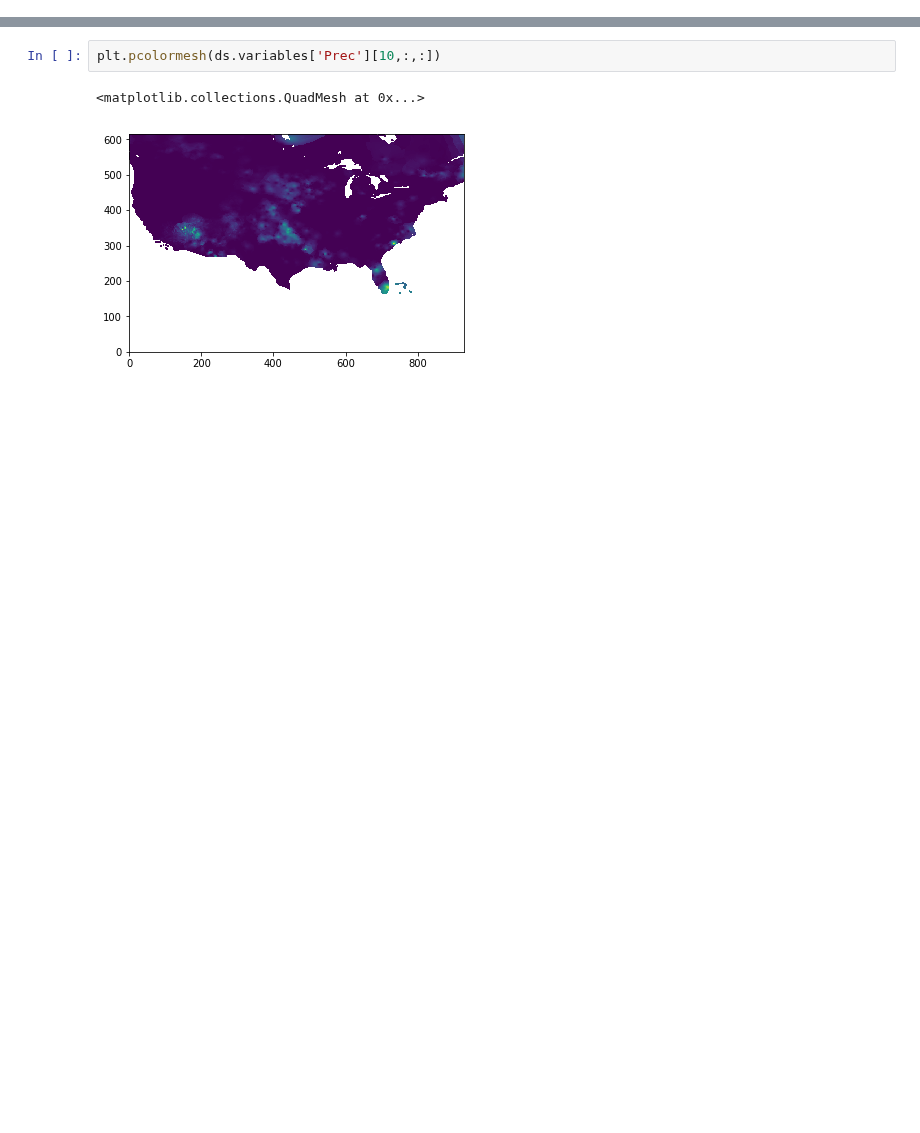
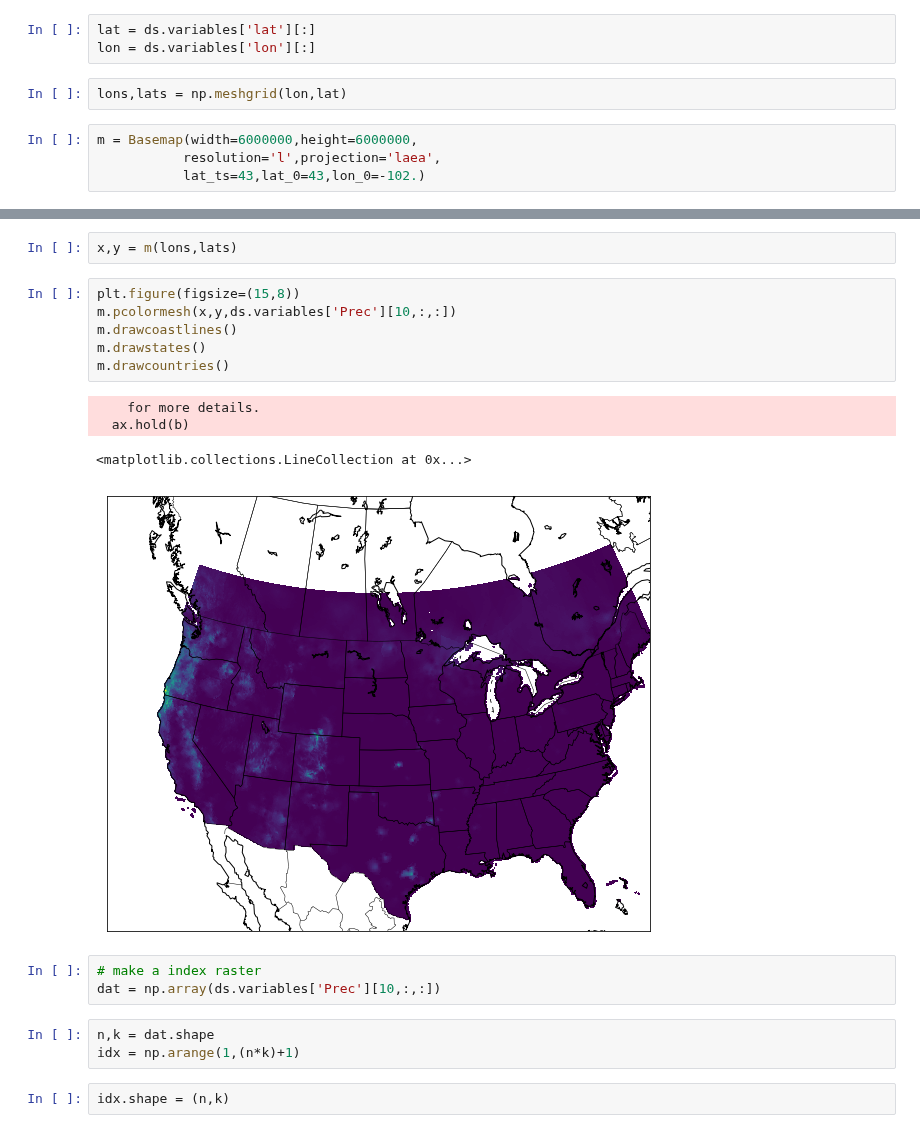
Before and after one commit to theobarnhart-USGS/NHM_precip, a Jupyter notebook: explore_livneh_met.ipynb, the cells around one changed output, grey strips where cells are left out. Drawn from its saved outputs; the diff is of its cells as text; blank space fills up the shorter version.

Commit message:
added basemap plotting and extraction of livneh grid intersections

```diff
--- a/explore_livneh_met.ipynb
+++ b/explore_livneh_met.ipynb
@@ -45,0 +11,9 @@ filling off
+# %%
+lat = ds.variables['lat'][:]
+lon = ds.variables['lon'][:]
+# %%
+lons,lats = np.meshgrid(lon,lat)
+# %%
+m = Basemap(width=6000000,height=6000000,
+           resolution='l',projection='laea',
+           lat_ts=43,lat_0=43,lon_0=-102.)
@@ -46,5 +28,21 @@ filling off
+# %%
+x,y = m(lons,lats)
 # %%
-plt.pcolormesh(ds.variables['Prec'][10,:,:])
+plt.figure(figsize=(15,8))
+m.pcolormesh(x,y,ds.variables['Prec'][10,:,:])
+m.drawcoastlines()
+m.drawstates()
+m.drawcountries()
 # %% [output]
-<matplotlib.collections.QuadMesh at 0x...>
+    for more details.
+  ax.hold(b)
+<matplotlib.collections.LineCollection at 0x...>
-[figure, old version]
+[figure, new version]
+# %%
+# make a index raster
+dat = np.array(ds.variables['Prec'][10,:,:])
+# %%
+n,k = dat.shape
+idx = np.arange(1,(n*k)+1)
+# %%
+idx.shape = (n,k)
```
Also changed, not shown: parts of 14 cells of this notebook.
